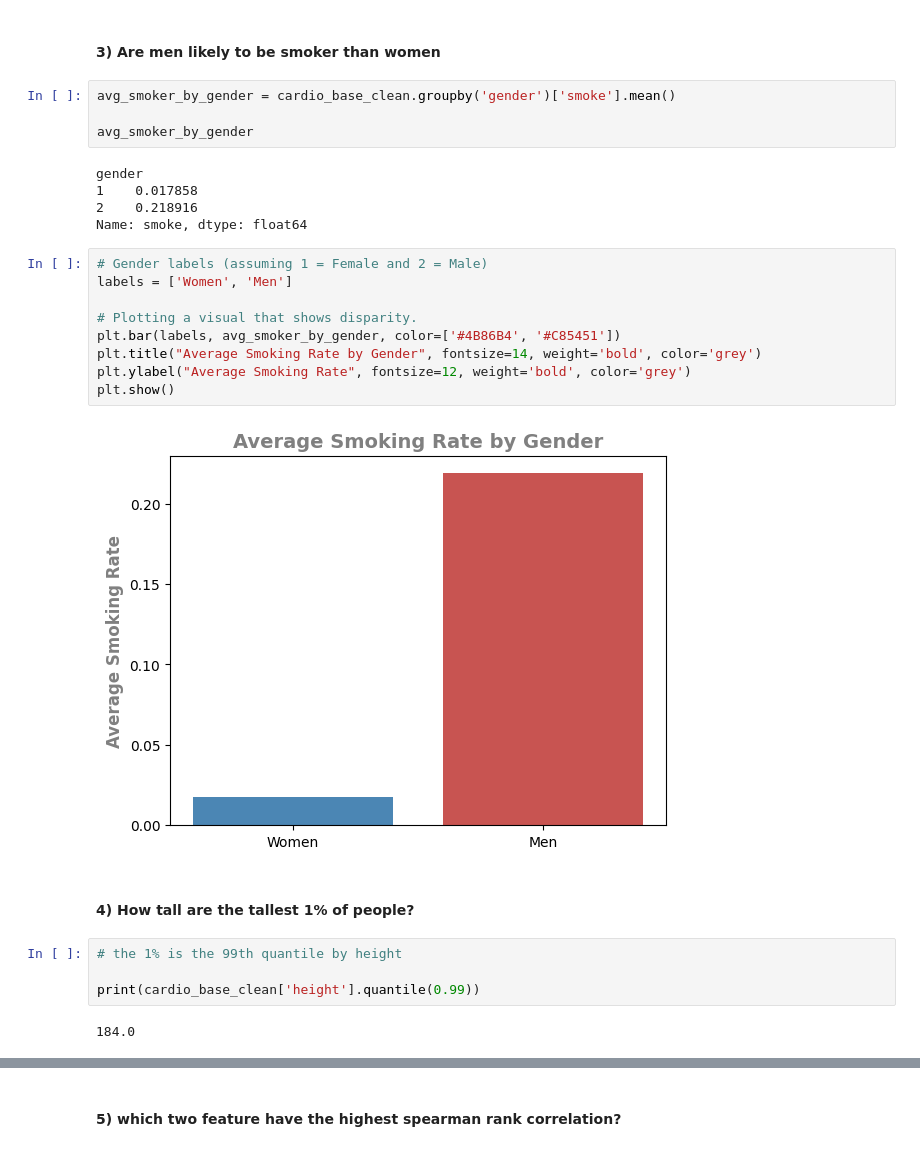
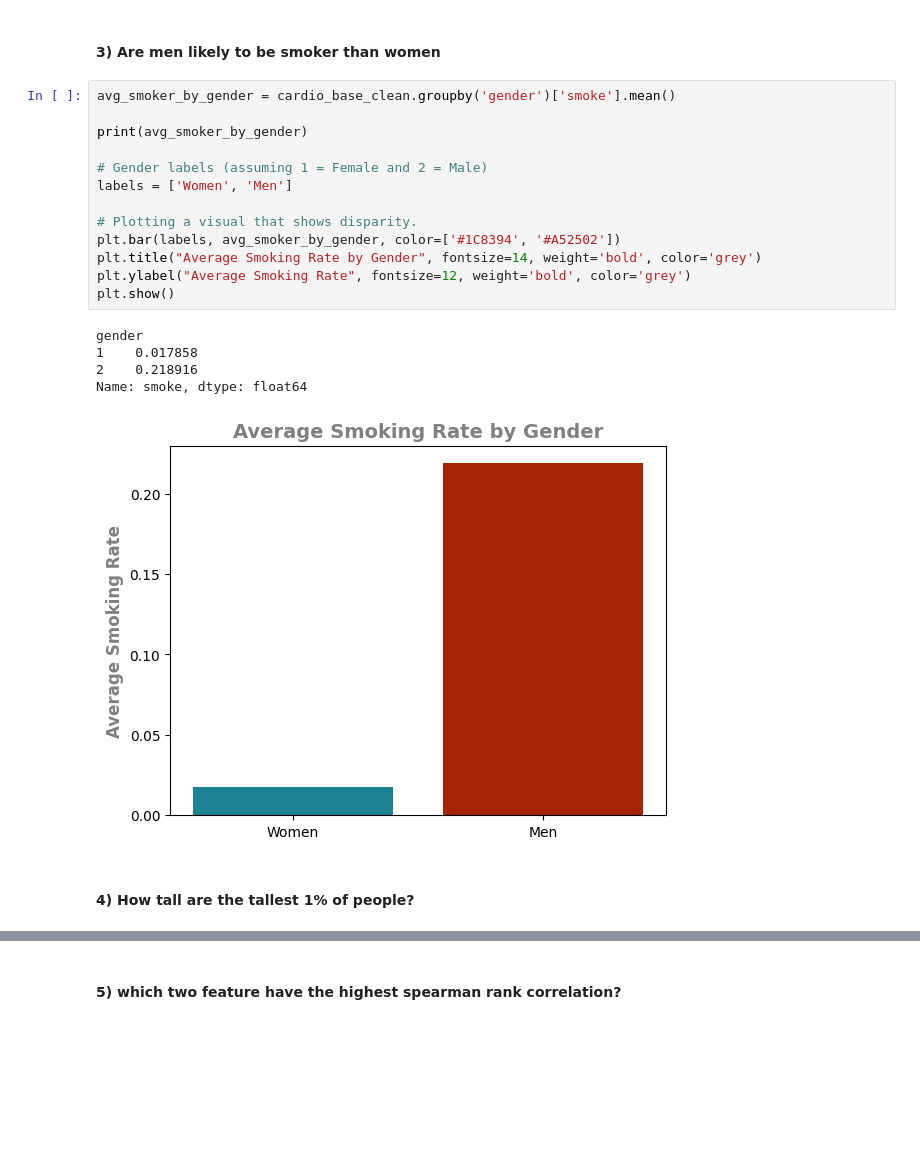
Before and after one commit to Echooed/cardio_cov, a Jupyter notebook: notebooks/cardio_cov_data_cleaning_new.ipynb, the cells around one changed output, grey strips where cells are left out. Drawn from its saved outputs; the diff is of its cells as text; blank space fills up the shorter version.

```diff
--- a/notebooks/cardio_cov_data_cleaning_new.ipynb
+++ b/notebooks/cardio_cov_data_cleaning_new.ipynb
@@ -728,30 +728,23 @@ plt.show()
 # %% [markdown]
 #### 3) Are men likely to be smoker than women
-# %%
-avg_smoker_by_gender = cardio_base_clean.groupby('gender')['smoke'].mean()
-
-avg_smoker_by_gender
-# %% [output]
-gender
-1    0.017858
-2    0.218916
-Name: smoke, dtype: float64
 # %%
+avg_smoker_by_gender = cardio_base_clean.groupby('gender')['smoke'].mean()
+
+print(avg_smoker_by_gender)
+
 # Gender labels (assuming 1 = Female and 2 = Male)
 labels = ['Women', 'Men']
 
 # Plotting a visual that shows disparity.
-plt.bar(labels, avg_smoker_by_gender, color=['#4B86B4', '#C85451'])
+plt.bar(labels, avg_smoker_by_gender, color=['#1C8394', '#A52502'])
 plt.title("Average Smoking Rate by Gender", fontsize=14, weight='bold', color='grey')
 plt.ylabel("Average Smoking Rate", fontsize=12, weight='bold', color='grey')
 plt.show()
 # %% [output]
+gender
+1    0.017858
+2    0.218916
+Name: smoke, dtype: float64
-[figure, old version]
+[figure, new version]
 # %% [markdown]
 #### 4) How tall are the tallest 1% of people?
-# %%
-# the 1% is the 99th quantile by height
-
-print(cardio_base_clean['height'].quantile(0.99))
-# %% [output]
-184.0
```
Also changed, not shown: parts of 5 cells of this notebook.
